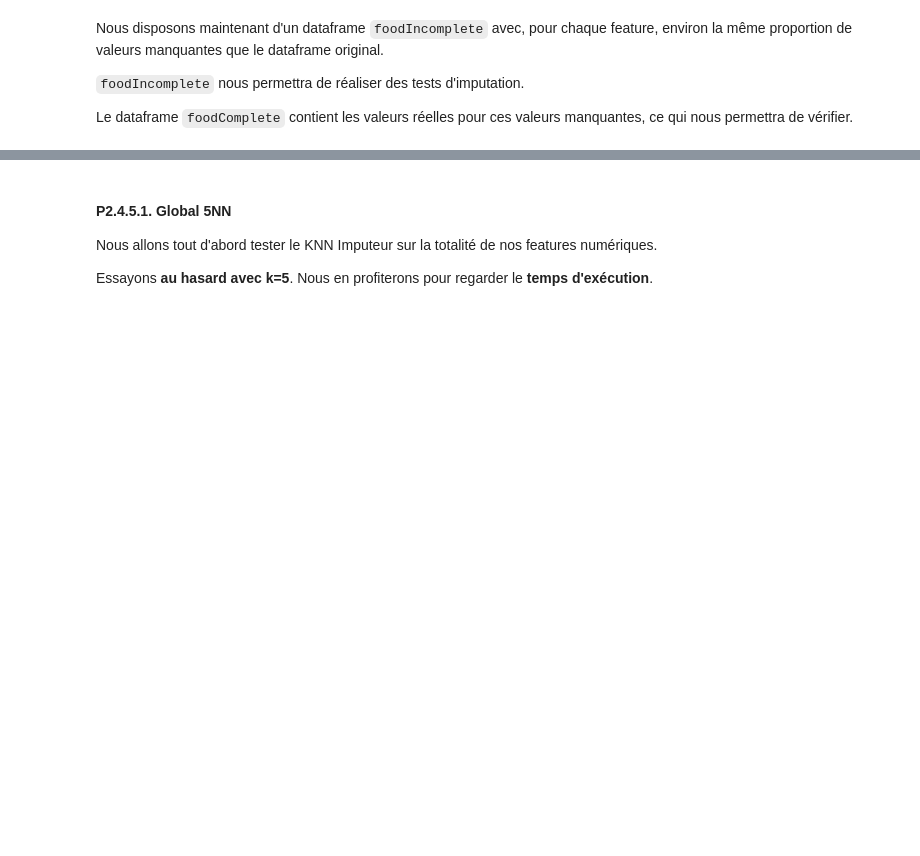
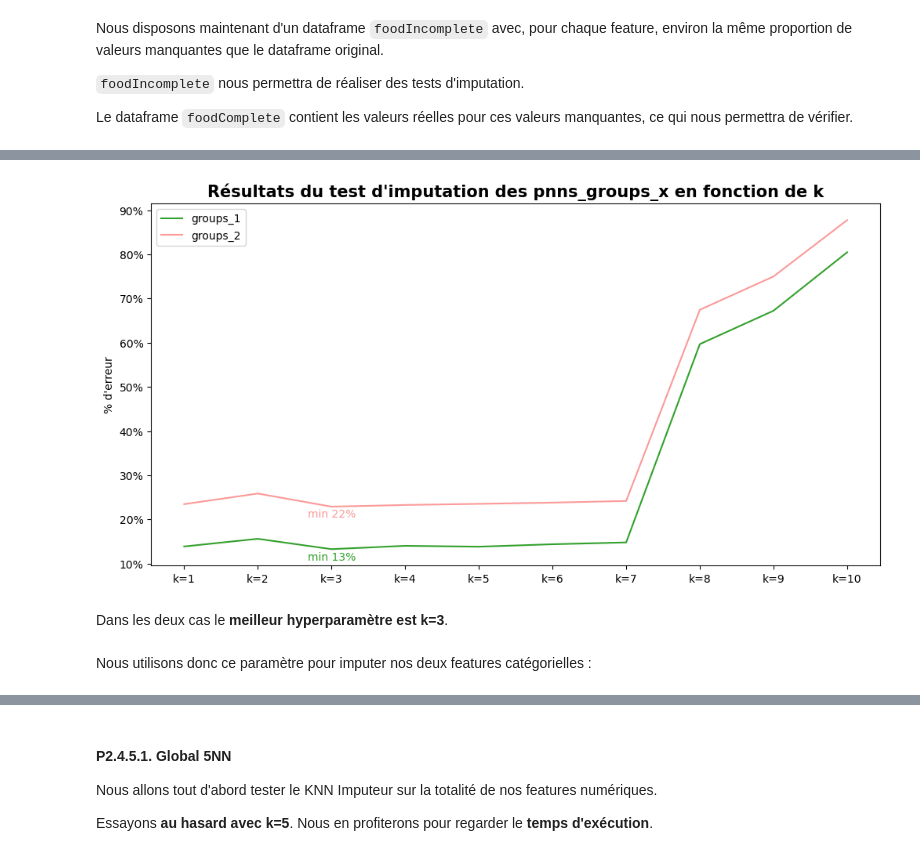
Before and after one commit to ClementPatin/OC-P3, a Jupyter notebook: Patin_Clement_1_notebook_052023.ipynb, the cells around one changed output, grey strips where cells are left out. Cells and saved outputs as stored; diff of their text form; code cells hidden in the pictures; blank space fills up the shorter version.

```diff
--- a/Patin_Clement_1_notebook_052023.ipynb
+++ b/Patin_Clement_1_notebook_052023.ipynb
@@ -1617,0 +1830,44 @@ Le dataframe `foodComplete` contient les valeurs réelles pour ces valeurs manqu
+# %%
+# plot imputation error percentages for different k, for "pnns_groups_1" and "pnns_groups_2"
+
+
+errors=pd.concat([errorsForPnns1,errorsForPnns2],axis=1) # put results on an unique tab
+
+fig,axs=plt.subplots(1,figsize=(12,6))
+
+palette=sns.color_palette("Paired") # set color palette
+
+# draw a lineplot for each pnns
+for i,catCol in enumerate(errors.columns.tolist()) :
+    sns.lineplot(
+        data=errors,
+        y=errors[catCol],
+        x=errors.index.tolist(),
+        ax=axs,
+        color=palette[i+3],
+        label=catCol[catCol.find("g"):]
+    )
+
+    # put the best error percentage on each line
+    axs.text(
+        x=errors[catCol].idxmin(axis=0),
+        y=errors[catCol].min()-0.005,
+        s="min "+str(int(errors[catCol].min()*100))+"%",
+        color=palette[i+3],
+        ha="center",
+        va="top"
+    )
+
+
+axs.set_ylabel("% d'erreur") # set y label
+axs.yaxis.set_major_formatter(mtick.PercentFormatter(xmax=1)) # use matplotlib.ticker to format y axis as percent
+plt.title("Résultats du test d'imputation des pnns_groups_x en fonction de k", fontweight="bold",fontsize=15) # set title
+
+
+plt.show()
+# %% [output]
+[figure, added]
+# %% [markdown]
+Dans les deux cas le **meilleur hyperparamètre est k=3**.
+# %% [markdown]
+Nous utilisons donc ce paramètre pour imputer nos deux features catégorielles :
```
Also changed, not shown: parts of 160 cells of this notebook.
